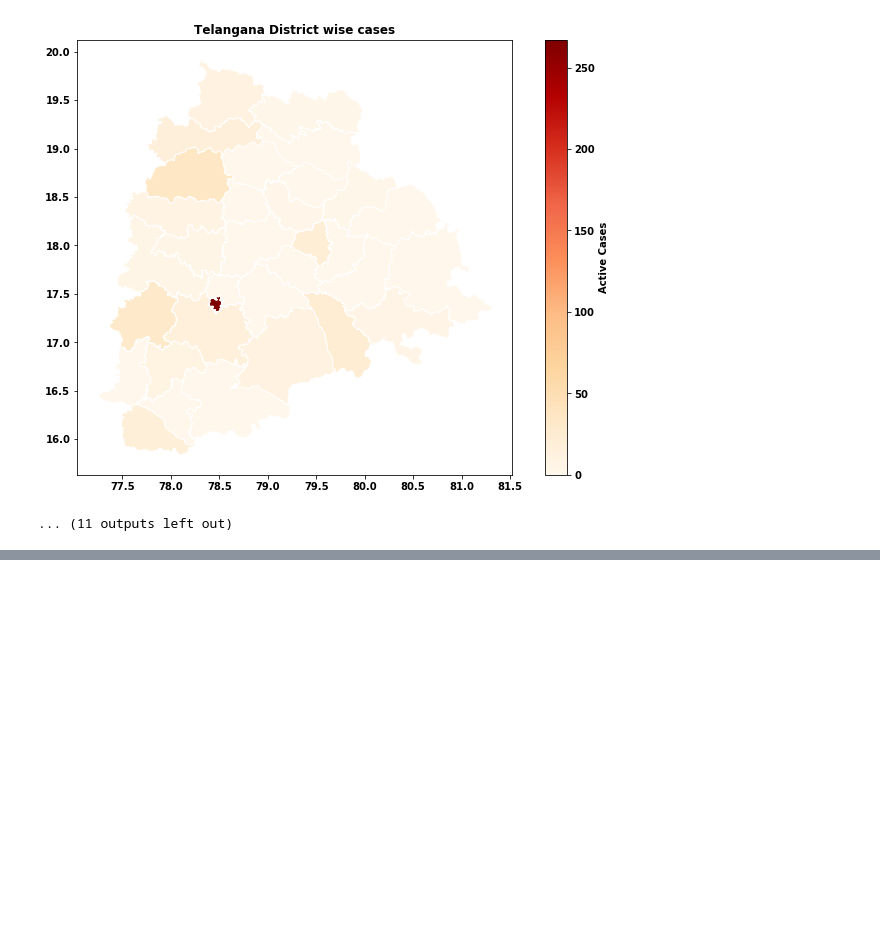
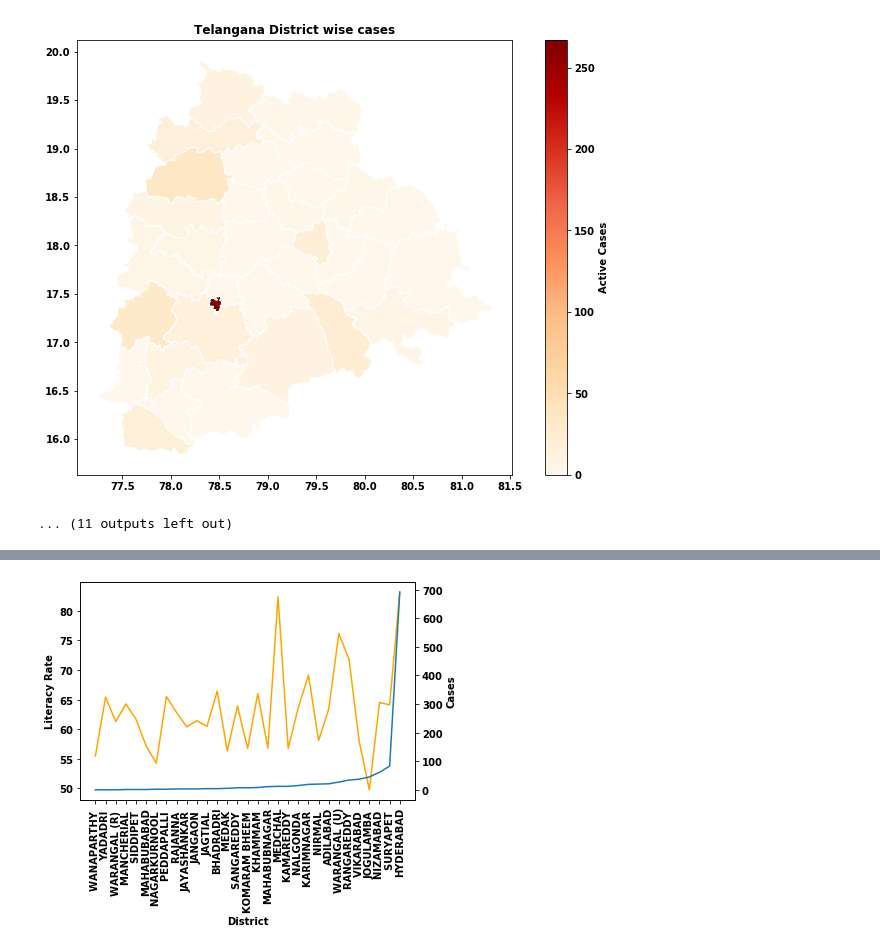
Before and after one commit to sainithinkumar3/Telangana_COVID-19, a Jupyter notebook: Telangana District Wise COVID-19.ipynb, the cells around one changed output, grey strips where cells are left out. Cells and saved outputs as stored; diff of their text form; code cells hidden in the pictures; blank space fills up the shorter version.

```diff
--- a/Telangana District Wise COVID-19.ipynb
+++ b/Telangana District Wise COVID-19.ipynb
@@ -116,0 +203,5 @@ plt.show()
+# %%
+literacy_rate_01=literacy_rate.iloc[:,[0,-2,-1]]
+# %%
+literacy_rate_01.sort_values(by='Districts')
+literacy_rate_01.columns=['District','Literacy Rate Females','Literacy Rate']
@@ -116,0 +251,2 @@ plt.show()
+# %%
+cumulative_cases.replace(cumulative_cases.District.values,literacy_rate_01.District.values,inplace=True)
@@ -116,0 +256,4 @@ plt.show()
+# %%
+literacy_vs_cases=pd.merge(literacy_rate_01,cumulative_cases,on='District')
+literacy_vs_cases.sort_values(by='Literacy Rate',inplace=True)
+literacy_vs_cases
@@ -116,0 +278,14 @@ plt.show()
+# %%
+fig,ax=plt.subplots()
+#plt.figure(figsize=(20,10))
+plt.rcParams['figure.figsize']=(15,7)
+#literacy_vs_cases.sort_values(by='Literacy Rate',inplace=True)
+literacy_vs_cases.sort_values(by='Cases',inplace=True)
+sns.lineplot(ax=ax,data=literacy_vs_cases,x='District',y='Literacy Rate',sort=False,color='orange')
+ax2=ax.twinx()
+sns.lineplot(ax=ax2,data=literacy_vs_cases,x='District',y='Cases',sort=False)
+ax.set_xticklabels(literacy_vs_cases.District,rotation=90)
+
+plt.show()
+# %% [output]
+[figure, added]
```
Also changed, not shown: parts of 27 cells of this notebook.
